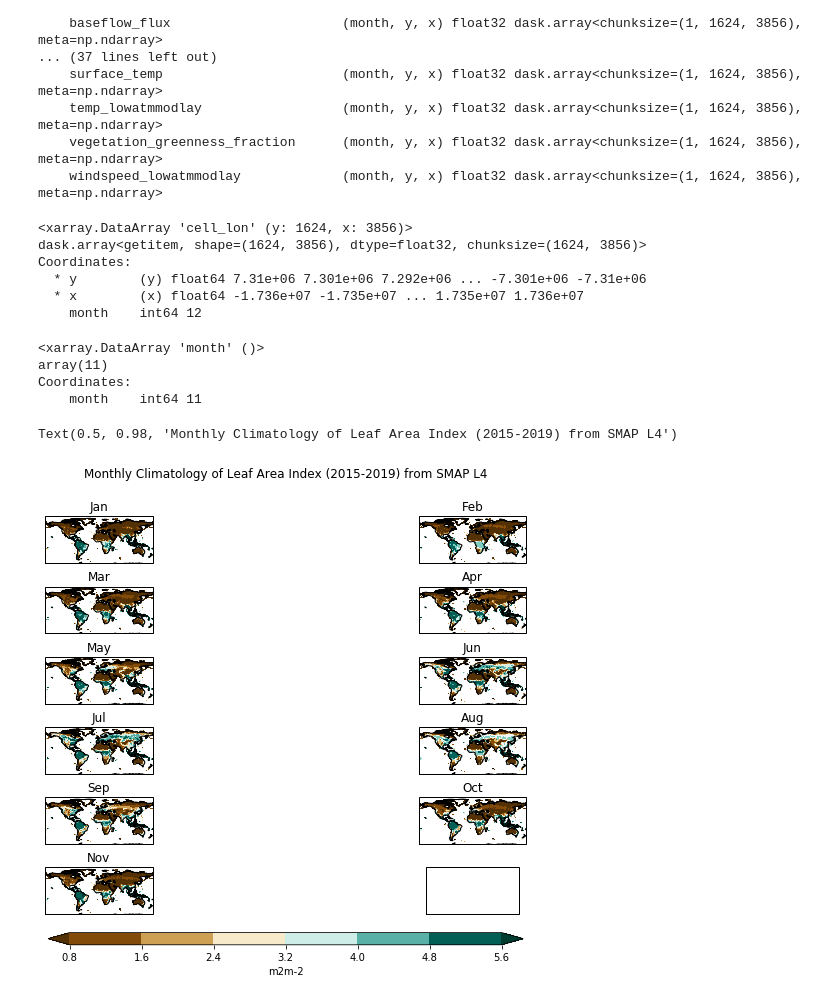
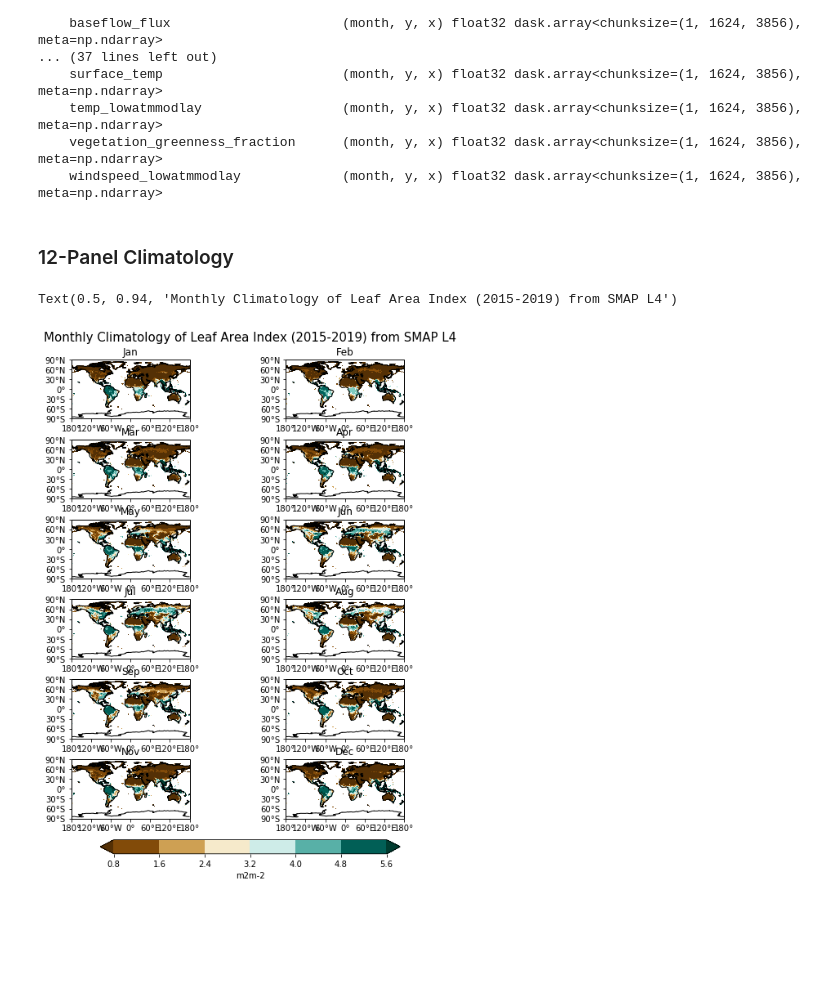
Before and after one commit to BDavis39/CLIM680, a Jupyter notebook: CLIM680_Assignments.ipynb, the cells around one changed output. Drawn from its saved outputs; the diff is of its cells as text; code cells hidden in the pictures; blank space fills up the shorter version.

Commit message:
12 Panel plot with cyclic function error

```diff
--- a/CLIM680_Assignments.ipynb
+++ b/CLIM680_Assignments.ipynb
@@ -110,7 +111,7 @@ cbar = plt.colorbar(cs)
 ds2_list = glob.glob("/shared/land/SMAP/latest_L4/daily/SMAP_L4_SM_gph_201*.nc4")
 #netcdf_list
 # %%
-ds2 = xr.open_mfdataset(paths=netcdf_list, combine='nested', concat_dim='time' )
+ds2 = xr.open_mfdataset(paths=ds2_list, combine='nested', concat_dim='time' )
 ds2
 # %% [output]
 <xarray.Dataset>
@@ -162,76 +154,65 @@ Data variables:
     temp_lowatmmodlay                  (month, y, x) float32 dask.array<chunksize=(1, 1624, 3856), meta=np.ndarray>
     vegetation_greenness_fraction      (month, y, x) float32 dask.array<chunksize=(1, 1624, 3856), meta=np.ndarray>
     windspeed_lowatmmodlay             (month, y, x) float32 dask.array<chunksize=(1, 1624, 3856), meta=np.ndarray>
-# %%
-#clevs=np.arange(-20,11,2)
-fig = plt.figure(figsize=(11,8.5))
-ax=plt.axes(projection=ccrs.Robinson())
-cs=ax.contourf(ds2_climo['x'], ds2_climo['y'],
-               ds2_climo['sm_profile'][0,:,:],
-               transform = ccrs.PlateCarree(),cmap='BrBG',
-               extend='both')
-ax.coastlines()
-ax.gridlines()
-cbar = plt.colorbar(cs,shrink=0.7,orientation='horizontal',
-                    label='Surface Air Temperature (K)')
-plt.title(ds.attrs['title'])
-# %%
-ds2_climo['cell_lon'][11,:,:]
-# %% [output]
-<xarray.DataArray 'cell_lon' (y: 1624, x: 3856)>
-dask.array<getitem, shape=(1624, 3856), dtype=float32, chunksize=(1624, 3856)>
-Coordinates:
-  * y        (y) float64 7.31e+06 7.301e+06 7.292e+06 ... -7.301e+06 -7.31e+06
-  * x        (x) float64 -1.736e+07 -1.735e+07 ... 1.735e+07 1.736e+07
-    month    int64 12
-# %%
-ds2_climo['month'][10]
-# %% [output]
-<xarray.DataArray 'month' ()>
-array(11)
-Coordinates:
-    month    int64 11
+# %% [markdown]
+### 12-Panel Climatology<a class="anchor" id="Clim"></a>
 # %%
-# Define the figure and each axis for the 3 rows and 3 columns
+# Define the figure and each axis for the 6 rows and 2 columns
+warnings.filterwarnings('ignore')
+
 fig, axs = plt.subplots(nrows=6,ncols=2,
                         subplot_kw={'projection': ccrs.PlateCarree()},
-                        figsize=(11,8.5))
+                        figsize=(8.5,12), constrained_layout=True)
 
 # axs is a 2 dimensional array of `GeoAxes`.
 # We will flatten it into a 1-D array
 axs=axs.flatten()
 
 
-#Loop over all of the seasons and plot
-for i in list(range(0,11)):
+#Loop over all of the months and plot
+for i in list(range(0,12)):
 
         # Contour plot
-        cs=axs[i].contourf(ds2_climo['cell_lon'][i,:,:], ds2_climo['cell_lat'][i,:,:], ds2_climo["leaf_area_index"][i,:,:],
+        cs=axs[i].contourf(ds2_climo["cell_lon"][i,:,:], ds2_climo['cell_lat'][i,:,:], ds2_climo["leaf_area_index"][i,:,:],
                           transform = ccrs.PlateCarree(),
                           cmap='BrBG',extend='both')
 
         # Title each subplot with the name of the model
         axs[i].set_title(calendar.month_abbr[i+1])
+
+        # Longitude labels
+        axs[i].set_xticks(np.arange(-180,181,60), crs=ccrs.PlateCarree())
+        lon_formatter = cticker.LongitudeFormatter()
+        axs[i].xaxis.set_major_formatter(lon_formatter)
+
+        # Latitude labels
+        axs[i].set_yticks(np.arange(-90,91,30), crs=ccrs.PlateCarree())
+        lat_formatter = cticker.LatitudeFormatter()
+        axs[i].yaxis.set_major_formatter(lat_formatter)
 
         # Draw the coastines for each subplot
         axs[i].coastlines()
 
 
 # Adjust the location of the subplots
 # on the page to make room for the colorbar
-fig.subplots_adjust(bottom=0.25, top=0.9, left=0.05, right=0.95,
-                    wspace=0.1, hspace=0.5)
+fig.subplots_adjust(left=0.05,
+                   bottom=0.25,
+                   right=0.9,
+                   top=0.9,
+                   wspace=0.02,
+                   hspace=0.35)
 
 # Add a colorbar axis at the bottom of the graph
 cbar_ax = fig.add_axes([0.2, 0.2, 0.6, 0.02])
 
 # Draw the colorbar
 cbar=fig.colorbar(cs, cax=cbar_ax,orientation='horizontal',label='m2m-2')
 
 # Add a big title at the top
 start = str(ds2.time.min().values)[0:4]
 end = str(ds2.time.max().values)[0:4]
-plt.suptitle("Monthly Climatology of Leaf Area Index ("+start+"-"+end+") from SMAP L4")
+plt.suptitle("Monthly Climatology of Leaf Area Index ("+start+"-"+end+") from SMAP L4", fontsize=15, y=.94)
 # %% [output]
-Text(0.5, 0.98, 'Monthly Climatology of Leaf Area Index (2015-2019) from SMAP L4')
+Text(0.5, 0.94, 'Monthly Climatology of Leaf Area Index (2015-2019) from SMAP L4')
-[figure, old version]
+[figure, new version]
```
Also changed, not shown: parts of 5 cells of this notebook.
